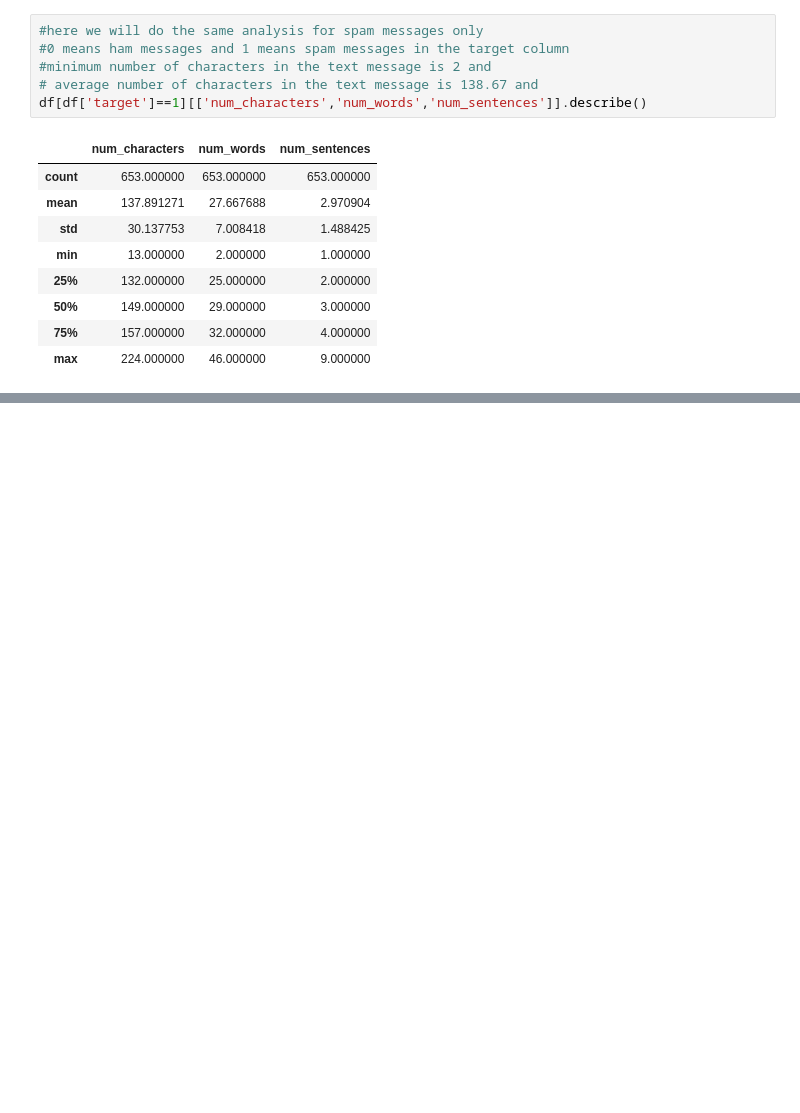
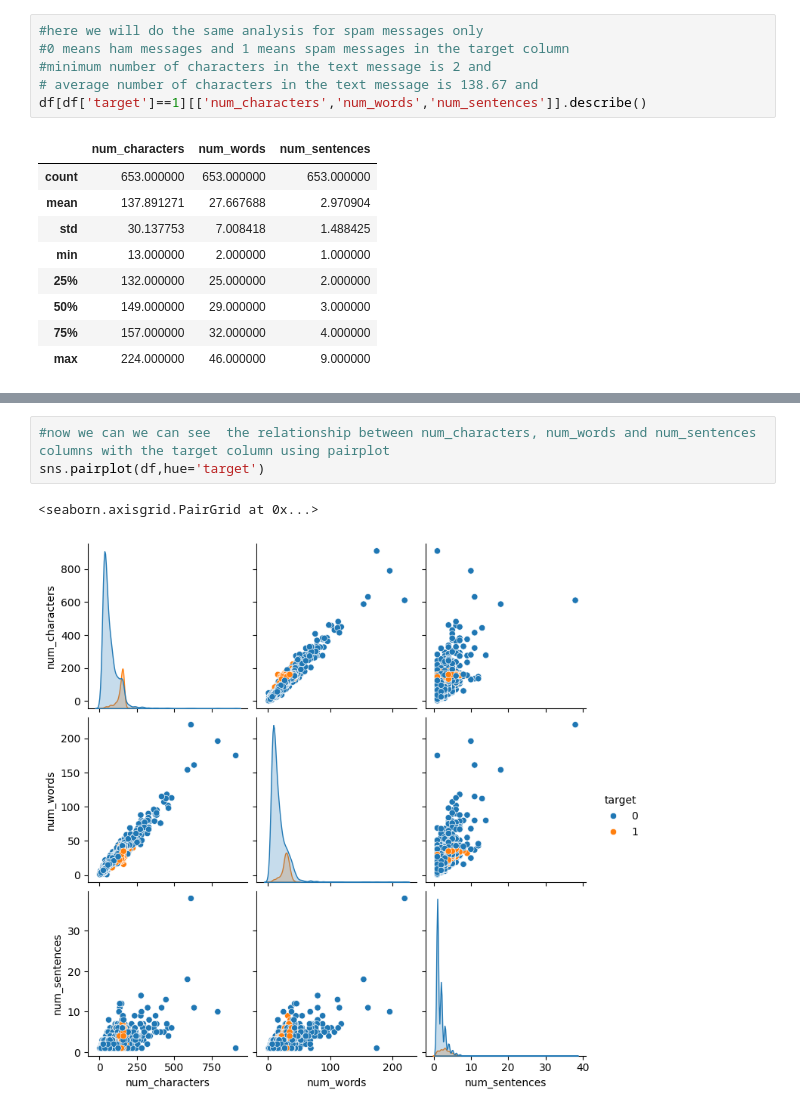
Before and after one commit to Kazi-Sadman/sms_spam_classifier, a Jupyter notebook: sms_spam_ditection.ipynb, the cells around one changed output, grey strips where cells are left out. Saved outputs shown, nothing was run; the diff lists cells and outputs as text; blank space fills up the shorter version.

```diff
--- a/sms_spam_ditection.ipynb
+++ b/sms_spam_ditection.ipynb
@@ -306,0 +321,6 @@ Note: you may need to restart the kernel to use updated packages.
+# %%
+#now we can we can see  the relationship between num_characters, num_words and num_sentences columns with the target column using pairplot
+sns.pairplot(df,hue='target')
+# %% [output]
+<seaborn.axisgrid.PairGrid at 0x...>
+[figure, added]
```
Also changed, not shown: parts of 20 cells of this notebook.
